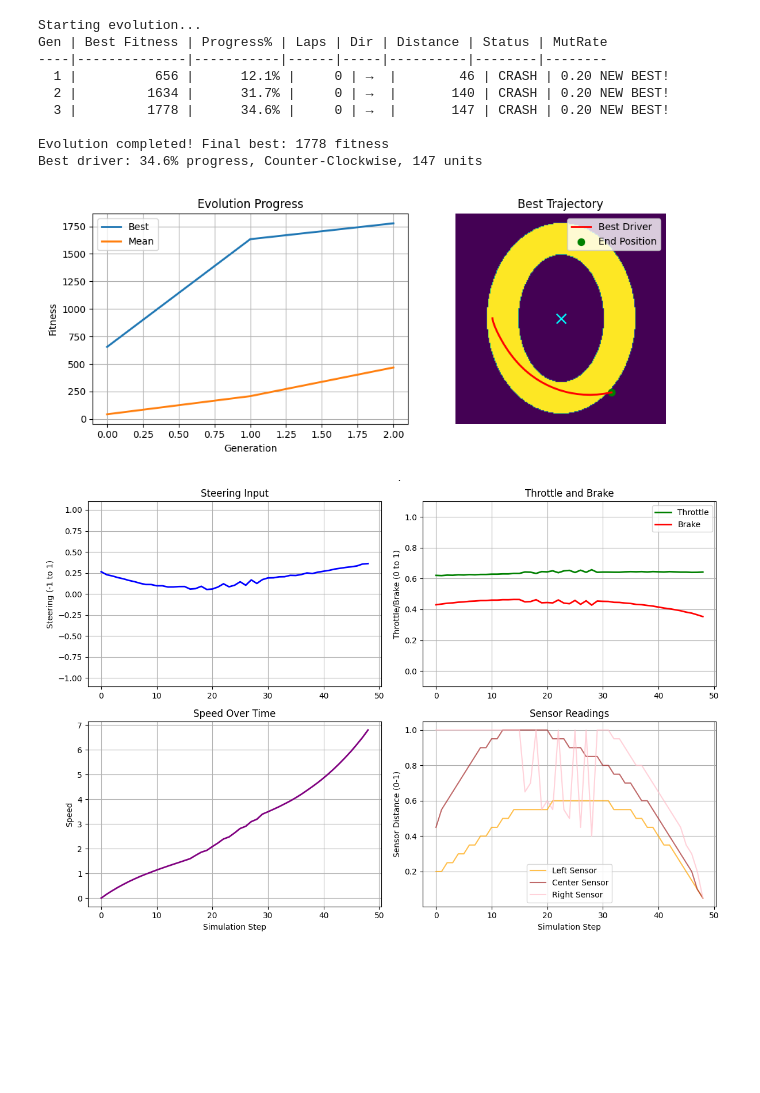
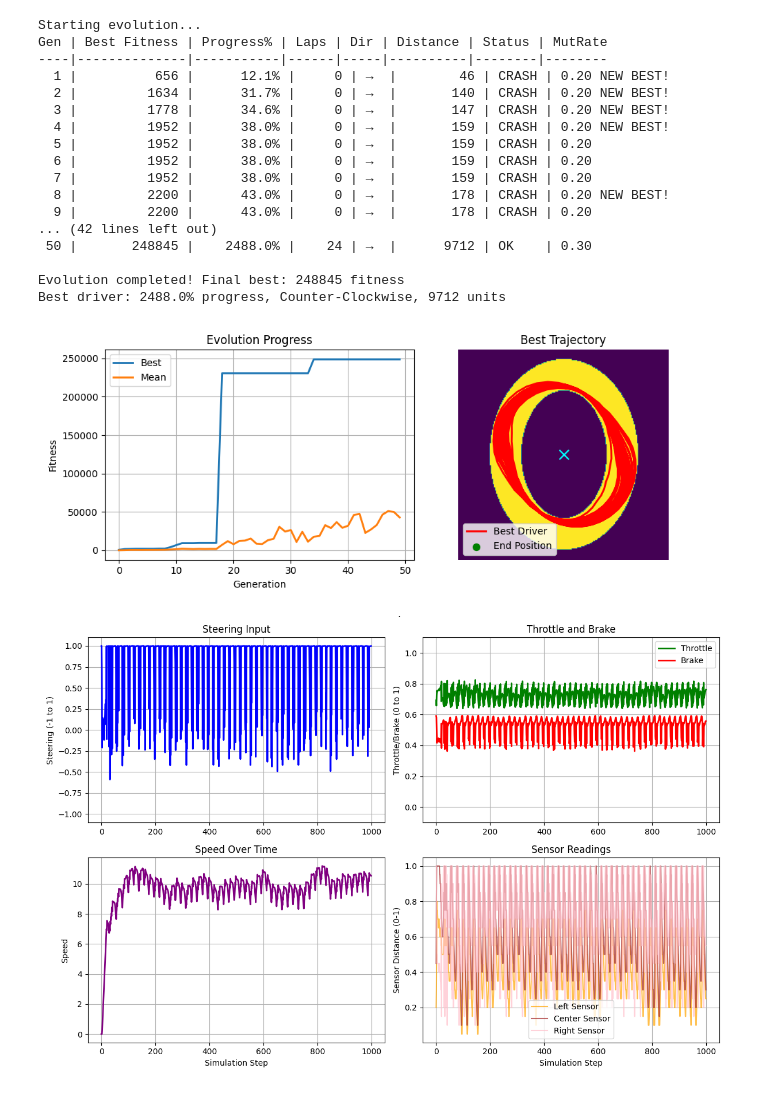
Before and after one commit to kpennington-esc/algoritmos_evolutivos, a Jupyter notebook: Untitled.ipynb, the cells around one changed output. Drawn from its saved outputs; the diff is of its cells as text; code cells hidden in the pictures; blank space fills up the shorter version.

```diff
--- a/Untitled.ipynb
+++ b/Untitled.ipynb
@@ -15,7 +15,7 @@ MAX_STEER_RATE = 0.20
 
 # GA parameters
 POP_SIZE = 40
-GENERATIONS = 3
+GENERATIONS = 50
 TOURNAMENT = 4
 CROSSOVER_RATE = 0.7
 MUTATION_STD = 0.2
@@ -486,34 +486,42 @@ plt.xlabel('Generation')
 plt.ylabel('Fitness')
 plt.title('Evolution Progress')
 plt.legend()
 plt.grid(True)
 
 plt.subplot(1, 2, 2)
 plt.imshow(track_mask, origin='lower')
 if best_trace_overall:
     tx = [p[0] for p in best_trace_overall]
     ty = [p[1] for p in best_trace_overall]
     plt.plot(tx, ty, 'r-', linewidth=2, label='Best Driver')
 
 plt.scatter([cx], [cy], marker='x', color='cyan', s=100)
 plt.scatter(tx[-1], ty[-1], marker='o', color='green', s=50, label='End Position')
 plt.axis('off')
 plt.title('Best Trajectory')
 plt.legend()
 
 plt.tight_layout()
 plt.show()
 if best_controls_overall:
     plot_controls(best_controls_overall, title="Best Driver Control Inputs Over Time")
 # %% [output]
 Starting evolution...
 Gen | Best Fitness | Progress% | Laps | Dir | Distance | Status | MutRate
 ----|--------------|-----------|------|-----|----------|--------|--------
   1 |          656 |      12.1% |     0 | →  |        46 | CRASH | 0.20 NEW BEST!
   2 |         1634 |      31.7% |     0 | →  |       140 | CRASH | 0.20 NEW BEST!
   3 |         1778 |      34.6% |     0 | →  |       147 | CRASH | 0.20 NEW BEST!
+  4 |         1952 |      38.0% |     0 | →  |       159 | CRASH | 0.20 NEW BEST!
+  5 |         1952 |      38.0% |     0 | →  |       159 | CRASH | 0.20
+  6 |         1952 |      38.0% |     0 | →  |       159 | CRASH | 0.20
+  7 |         1952 |      38.0% |     0 | →  |       159 | CRASH | 0.20
+  8 |         2200 |      43.0% |     0 | →  |       178 | CRASH | 0.20 NEW BEST!
+  9 |         2200 |      43.0% |     0 | →  |       178 | CRASH | 0.20
+... (42 lines left out)
+ 50 |       248845 |    2488.0% |    24 | →  |      9712 | OK    | 0.30
 
-Evolution completed! Final best: 1778 fitness
-Best driver: 34.6% progress, Counter-Clockwise, 147 units
+Evolution completed! Final best: 248845 fitness
+Best driver: 2488.0% progress, Counter-Clockwise, 9712 units
-[figure, old version]
+[figure, new version]
-[figure, old version]
+[figure, new version]
```
